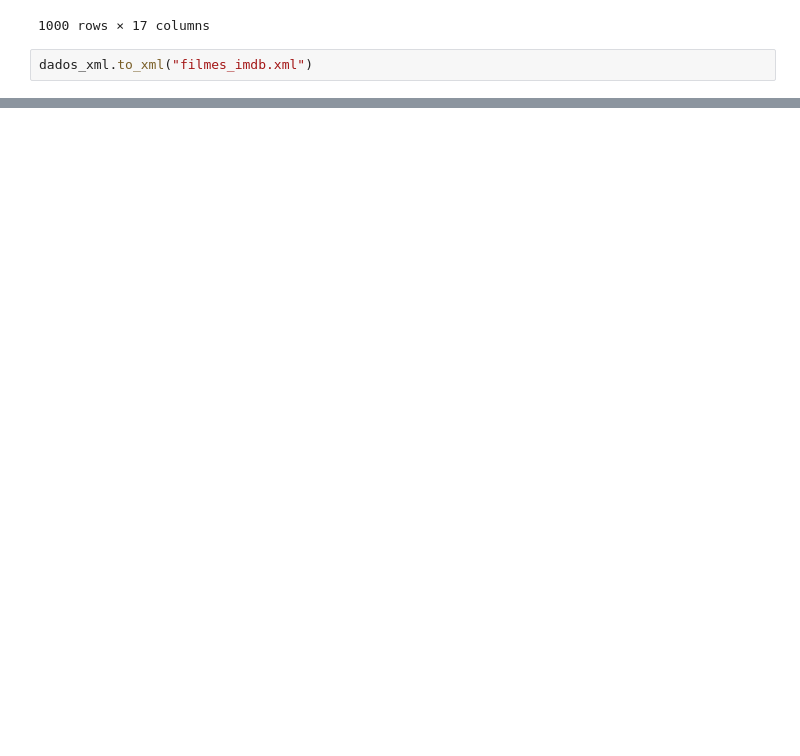
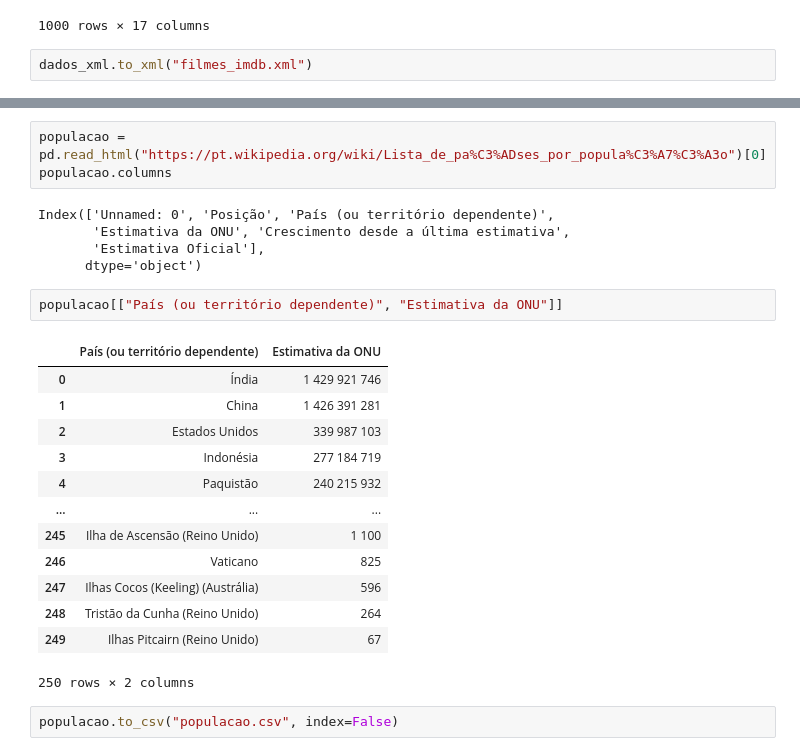
Before and after one commit to profmatheuspassos/curso-alura-pandas-io, a Jupyter notebook: aula-4-lendo-dados-html-xml.ipynb, the cells around one changed output, grey strips where cells are left out. Cells and saved outputs as stored; diff of their text form; blank space fills up the shorter version.

```diff
--- a/aula-4-lendo-dados-html-xml.ipynb
+++ b/aula-4-lendo-dados-html-xml.ipynb
@@ -86,0 +93,26 @@ dados_xml.to_xml("filmes_imdb.xml")
+# %%
+populacao = pd.read_html("https://pt.wikipedia.org/wiki/Lista_de_pa%C3%ADses_por_popula%C3%A7%C3%A3o")[0]
+populacao.columns
+# %% [output]
+Index(['Unnamed: 0', 'Posição', 'País (ou território dependente)',
+       'Estimativa da ONU', 'Crescimento desde a última estimativa',
+       'Estimativa Oficial'],
+      dtype='object')
+# %%
+populacao[["País (ou território dependente)", "Estimativa da ONU"]]
+# %% [output]
+|  | País (ou território dependente) | Estimativa da ONU |
+| 0 | Índia | 1 429 921 746 |
+| 1 | China | 1 426 391 281 |
+| 2 | Estados Unidos | 339 987 103 |
+| 3 | Indonésia | 277 184 719 |
+| 4 | Paquistão | 240 215 932 |
+| ... | ... | ... |
+| 245 | Ilha de Ascensão (Reino Unido) | 1 100 |
+| 246 | Vaticano | 825 |
+| 247 | Ilhas Cocos (Keeling) (Austrália) | 596 |
+| 248 | Tristão da Cunha (Reino Unido) | 264 |
+| 249 | Ilhas Pitcairn (Reino Unido) | 67 |
+250 rows × 2 columns
+# %%
+populacao.to_csv("populacao.csv", index=False)
```
Also changed, not shown: parts of 3 cells of this notebook, 1 other file.
